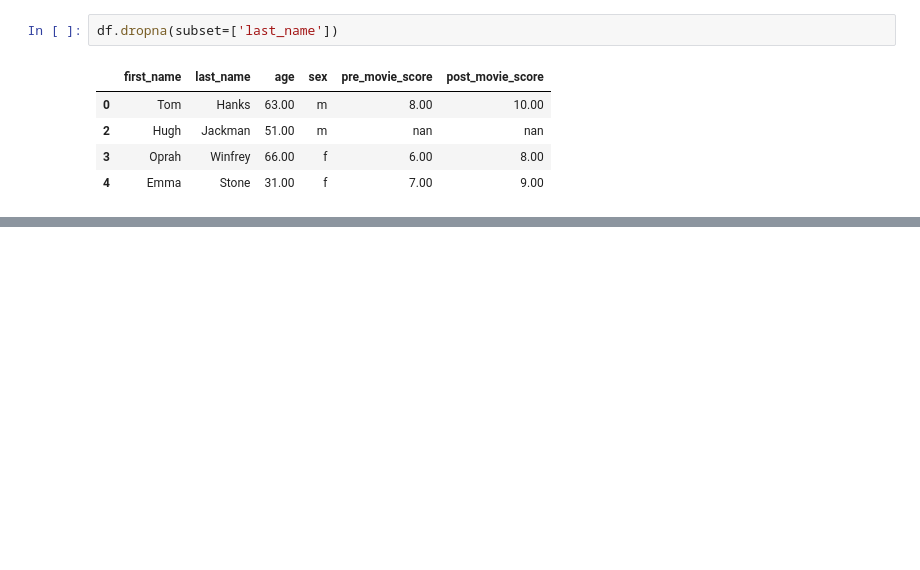
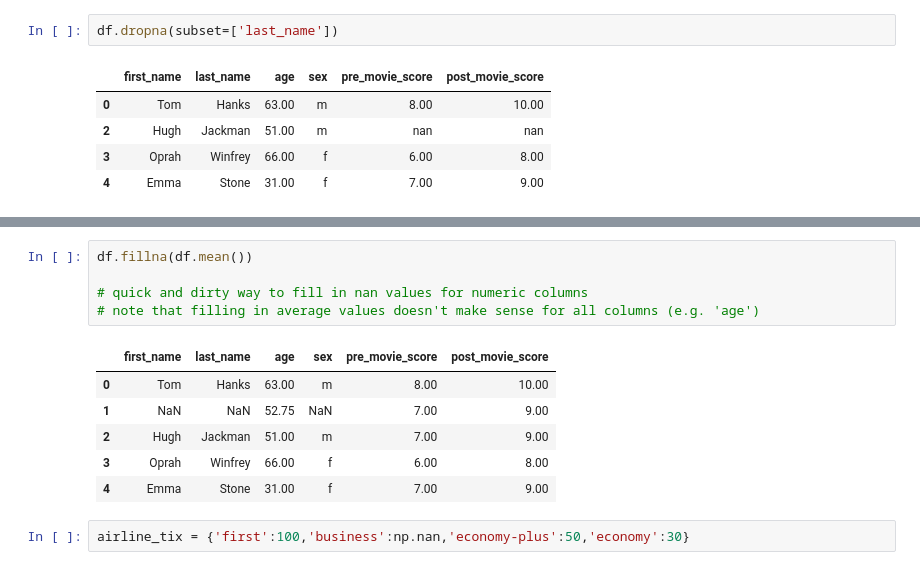
Before and after one commit to luiul/statistics-meets-logistics, a Jupyter notebook: prep-pandas/pandas5-missing-data.ipynb, the cells around one changed output, grey strips where cells are left out. Drawn from its saved outputs; the diff is of its cells as text; blank space fills up the shorter version.

```diff
--- a/prep-pandas/pandas5-missing-data.ipynb
+++ b/prep-pandas/pandas5-missing-data.ipynb
@@ -148,0 +229,14 @@ memory usage: 368.0+ bytes
+# %%
+df.fillna(df.mean())
+
+# quick and dirty way to fill in nan values for numeric columns
+# note that filling in average values doesn't make sense for all columns (e.g. 'age')
+# %% [output]
+|  | first_name | last_name | age | sex | pre_movie_score | post_movie_score |
+| 0 | Tom | Hanks | 63.00 | m | 8.00 | 10.00 |
+| 1 | NaN | NaN | 52.75 | NaN | 7.00 | 9.00 |
+| 2 | Hugh | Jackman | 51.00 | m | 7.00 | 9.00 |
+| 3 | Oprah | Winfrey | 66.00 | f | 6.00 | 8.00 |
+| 4 | Emma | Stone | 31.00 | f | 7.00 | 9.00 |
+# %%
+airline_tix = {'first':100,'business':np.nan,'economy-plus':50,'economy':30}
```
Also changed, not shown: parts of 25 cells of this notebook, 2 other files.
